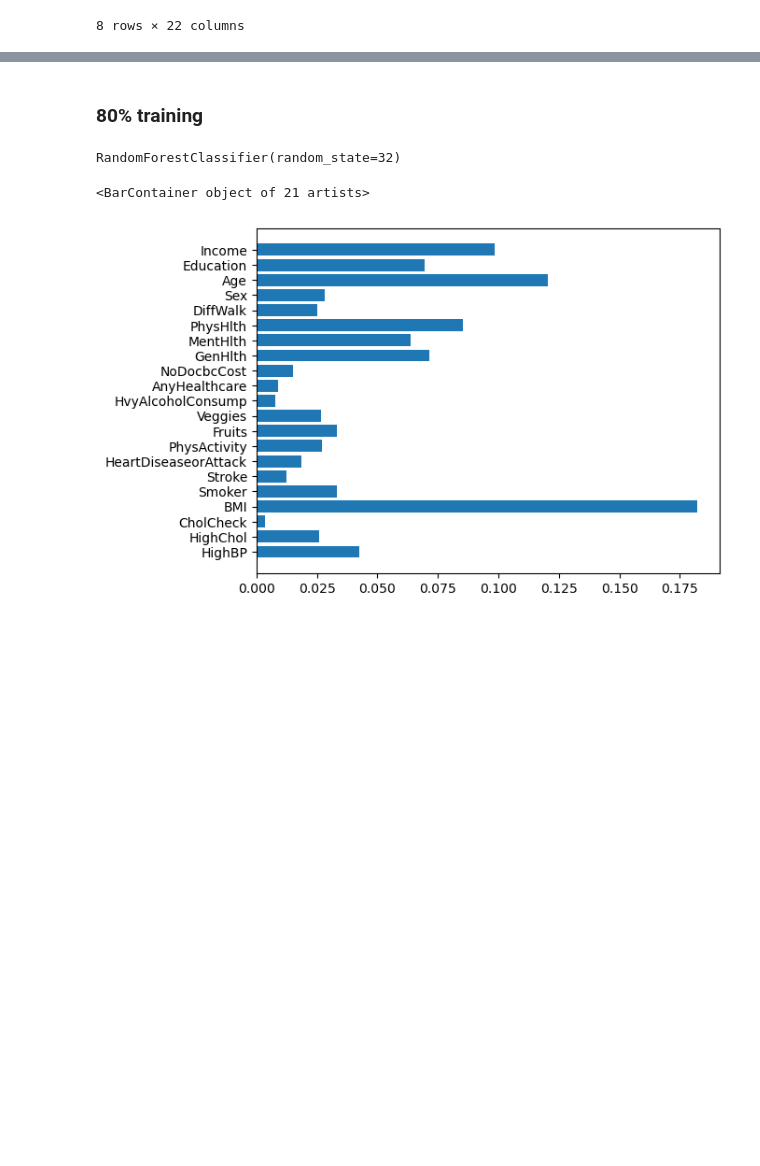
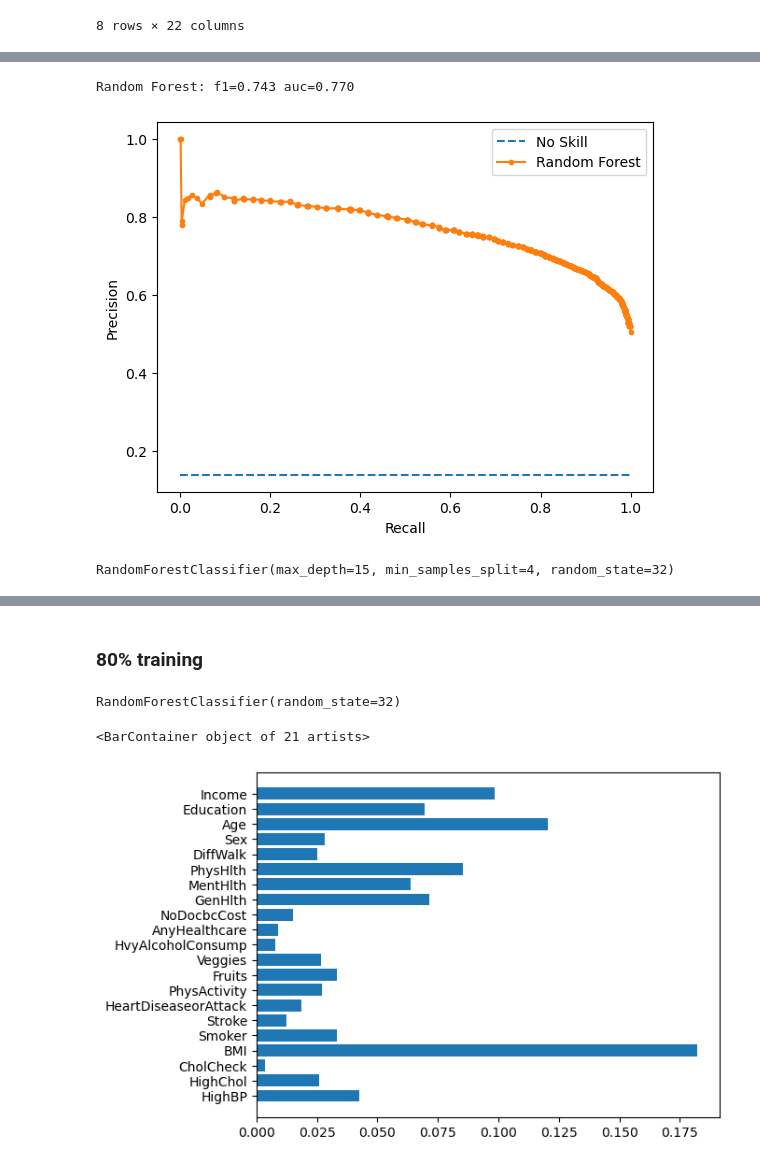
Before and after one commit to hopenjin/AI_Diabetes_Diagnosis_System, a Jupyter notebook: Juan/diabetes_model_analysis/d_feature_extraction.ipynb, the cells around one changed output, grey strips where cells are left out. Cells and saved outputs as stored; diff of their text form; code cells hidden in the pictures; blank space fills up the shorter version.

```diff
--- a/Juan/diabetes_model_analysis/d_feature_extraction.ipynb
+++ b/Juan/diabetes_model_analysis/d_feature_extraction.ipynb
@@ -34,0 +93,39 @@ df_d_fifty.describe()
+# %%
+from sklearn.metrics import precision_recall_curve
+from sklearn.metrics import f1_score
+from sklearn.metrics import auc
+
+yhat1= clf_pre_b.predict(X_test1)
+d_precision, d_recall, _ = precision_recall_curve(y_test1,d_test)
+d_f1,d_auc = f1_score(y_test1,yhat1),auc(d_recall,d_precision)
+
+print('Random Forest: f1=%.3f auc=%.3f'%(d_f1,d_auc))
+
+ns = len(y_test[y_test==1])/len(y_test)
+plt.plot([0, 1], [ns, ns], linestyle='--', label='No Skill')
+plt.plot(d_recall, d_precision, marker='.', label='Random Forest')
+# axis labels
+plt.xlabel('Recall')
+plt.ylabel('Precision')
+# show the legend
+plt.legend()
+# show the plot
+plt.show()
+# %% [output]
+Random Forest: f1=0.743 auc=0.770
+[figure, added]
+# %%
+from sklearn.ensemble import RandomForestClassifier
+from sklearn.model_selection import train_test_split
+df_d_fifty = df_d_fifty.drop(columns=['HeartDiseaseorAttack','Education','Sex','DiffWalk','MentHlth','NoDocbcCost',
+                   'AnyHealthcare','HvyAlcoholConsump','Veggies','Fruits','PhysActivity'
+                   ,'Stroke','Smoker','CholCheck'])
+X = df_d_fifty.iloc[:,1:]
+y = df_d_fifty.iloc[:,0]
+
+X_train, X_test, y_train, y_test = train_test_split(X, y, test_size= 0.9, random_state = 32)
+
+clf_post_b = RandomForestClassifier(max_depth=15,min_samples_split=4,random_state= 32)
+clf_post_b.fit(X_train,y_train)
+# %% [output]
+RandomForestClassifier(max_depth=15, min_samples_split=4, random_state=32)
```
Also changed, not shown: parts of 46 cells of this notebook.
